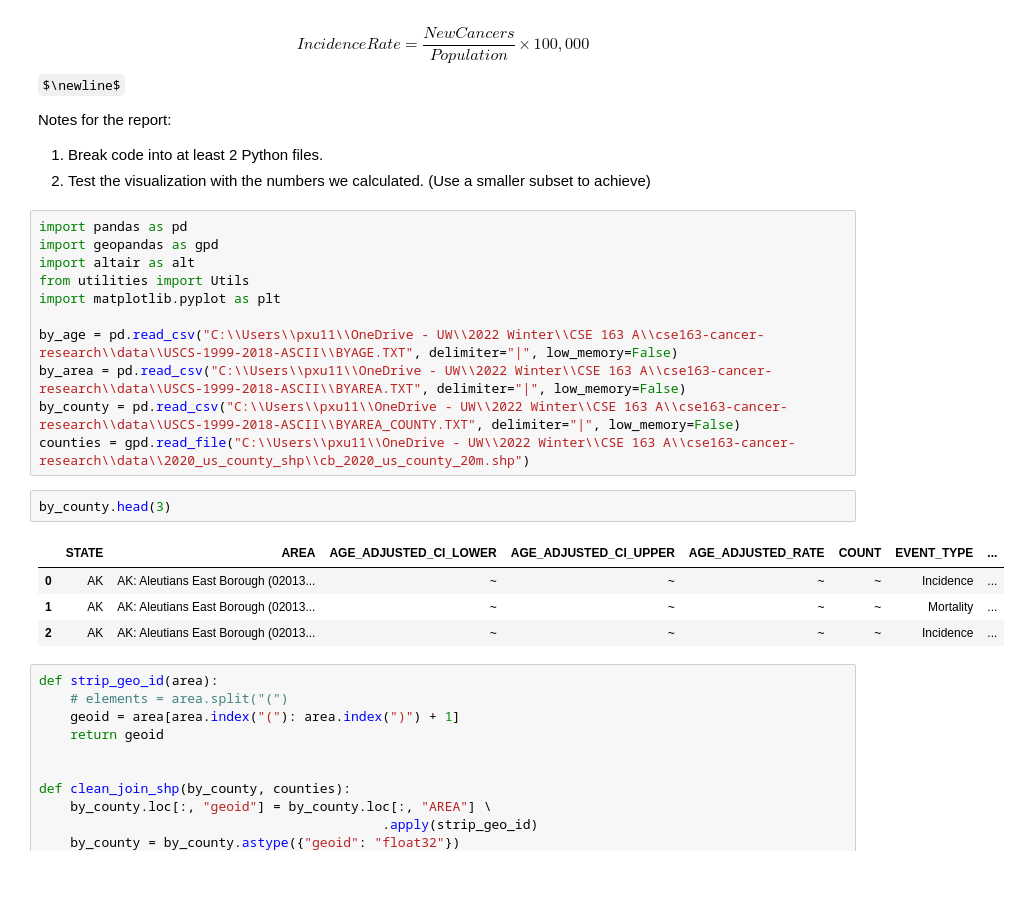
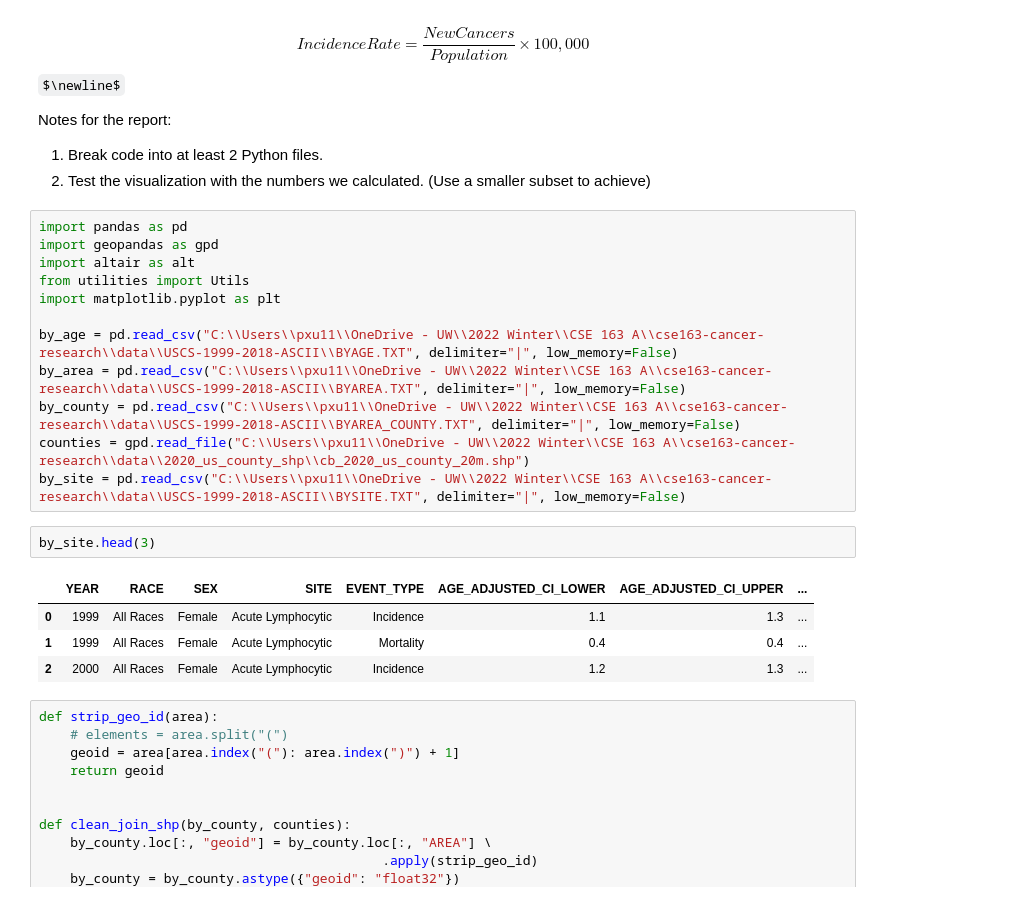
Before and after one commit to samuel-lindsay/cse163-cancer-research, a Jupyter notebook: ProjectScratch.ipynb, the cells around one changed output. Saved outputs shown, nothing was run; the diff lists cells and outputs as text; some formulas as TeX source.

```diff
--- a/ProjectScratch.ipynb
+++ b/ProjectScratch.ipynb
@@ -23,13 +23,14 @@ by_age = pd.read_csv("C:\\Users\\pxu11\\OneDrive - UW\\2022 Winter\\CSE 163 A\\c
 by_area = pd.read_csv("C:\\Users\\pxu11\\OneDrive - UW\\2022 Winter\\CSE 163 A\\cse163-cancer-research\\data\\USCS-1999-2018-ASCII\\BYAREA.TXT", delimiter="|", low_memory=False)
 by_county = pd.read_csv("C:\\Users\\pxu11\\OneDrive - UW\\2022 Winter\\CSE 163 A\\cse163-cancer-research\\data\\USCS-1999-2018-ASCII\\BYAREA_COUNTY.TXT", delimiter="|", low_memory=False)
 counties = gpd.read_file("C:\\Users\\pxu11\\OneDrive - UW\\2022 Winter\\CSE 163 A\\cse163-cancer-research\\data\\2020_us_county_shp\\cb_2020_us_county_20m.shp")
+by_site = pd.read_csv("C:\\Users\\pxu11\\OneDrive - UW\\2022 Winter\\CSE 163 A\\cse163-cancer-research\\data\\USCS-1999-2018-ASCII\\BYSITE.TXT", delimiter="|", low_memory=False)
 # %%
-by_county.head(3)
+by_site.head(3)
 # %% [output]
-|  | STATE | AREA | AGE_ADJUSTED_CI_LOWER | AGE_ADJUSTED_CI_UPPER | AGE_ADJUSTED_RATE | COUNT | EVENT_TYPE | ... |
-| 0 | AK | AK: Aleutians East Borough (02013... | ~ | ~ | ~ | ~ | Incidence | ... |
-| 1 | AK | AK: Aleutians East Borough (02013... | ~ | ~ | ~ | ~ | Mortality | ... |
-| 2 | AK | AK: Aleutians East Borough (02013... | ~ | ~ | ~ | ~ | Incidence | ... |
+|  | YEAR | RACE | SEX | SITE | EVENT_TYPE | AGE_ADJUSTED_CI_LOWER | AGE_ADJUSTED_CI_UPPER | ... |
+| 0 | 1999 | All Races | Female | Acute Lymphocytic | Incidence | 1.1 | 1.3 | ... |
+| 1 | 1999 | All Races | Female | Acute Lymphocytic | Mortality | 0.4 | 0.4 | ... |
+| 2 | 2000 | All Races | Female | Acute Lymphocytic | Incidence | 1.2 | 1.3 | ... |
 # %%
 def strip_geo_id(area):
     # elements = area.split("(")
```
Also changed, not shown: 5 other files.
